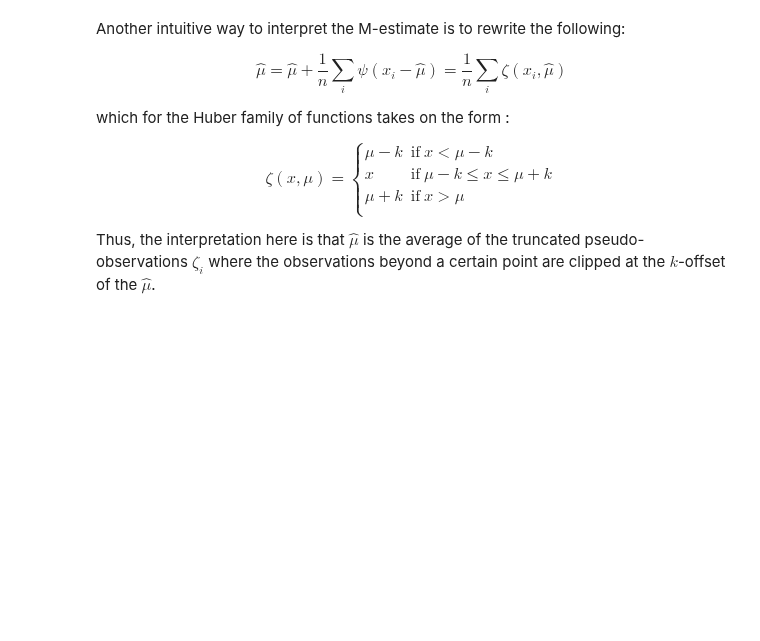
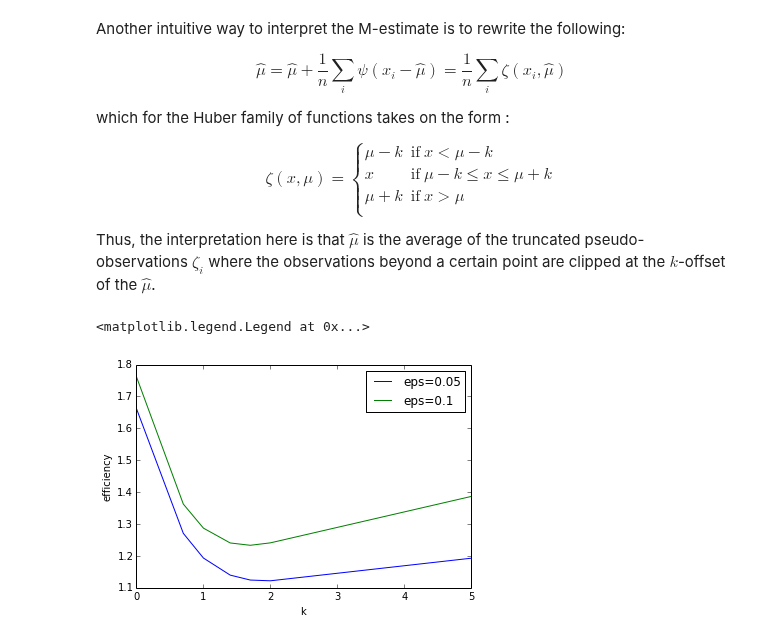
Before and after one commit to unpingco/Python-for-Signal-Processing, a Jupyter notebook: Robust_Statistics.ipynb, the cells around one changed output. Saved outputs shown, nothing was run; the diff lists cells and outputs as text; code cells hidden in the pictures; blank space fills up the shorter version.

Commit message:
added asymptotic mixed distribution variance and discussion for Robust_Statistics.ipynb

```diff
--- a/Robust_Statistics.ipynb
+++ b/Robust_Statistics.ipynb
@@ -239,0 +292,10 @@ Thus, the interpretation here is that $\hat{\mu}$ is the average of the truncate
+# %%
+kvals= [.001,.7,1.00001,1.4,1.7,2,5]
+plot(kvals,[asymptotic_mixed(k,.05) for k in kvals ],label='eps=0.05')
+plot(kvals,[asymptotic_mixed(k,.10) for k in kvals ],label='eps=0.1')
+xlabel('k')
+ylabel('efficiency')
+legend()
+# %% [output]
+<matplotlib.legend.Legend at 0x...>
+[figure, added]
```
Also changed, not shown: parts of 1 cell of this notebook.
